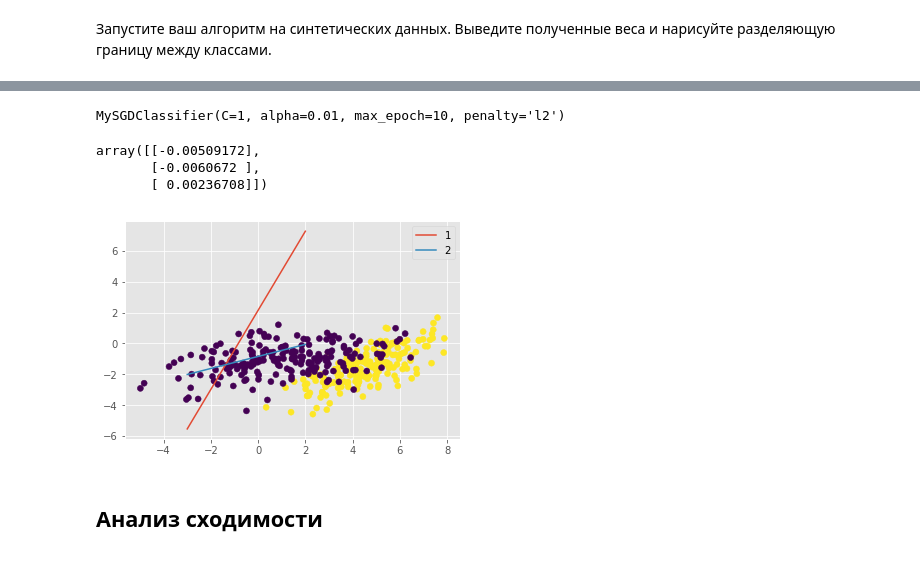
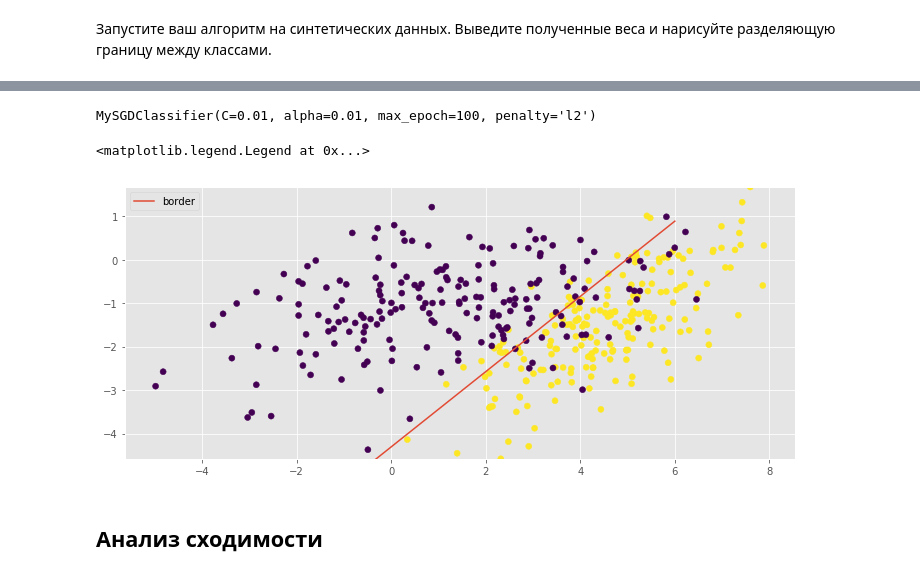
Before and after one commit to VargArt/otus_homework3, a Jupyter notebook: homework.ipynb, the cells around one changed output, grey strips where cells are left out. Cells and saved outputs as stored; diff of their text form; code cells hidden in the pictures.

```diff
--- a/homework.ipynb
+++ b/homework.ipynb
@@ -146,32 +139,32 @@ array([1.71164662])
 # %%
-model = MySGDClassifier(1, 0.01, 10, 'l2')
+model = MySGDClassifier(0.01, 0.01, 100, 'l2')
 model.fit(X, y)
 # %% [output]
-MySGDClassifier(C=1, alpha=0.01, max_epoch=10, penalty='l2')
+MySGDClassifier(C=0.01, alpha=0.01, max_epoch=100, penalty='l2')
-# %%
-## Your Code Here
-weights = model.get_weight()
-
-x = []
-z = []
-z2 = []
-
-for i in range(-3, 3):
-    x.append(i)
-    z.append(-(weights[1]/weights[2])*i - weights[0]/weights[2])
-    z2.append(-(weights[2]/weights[1])*i - weights[0]/weights[1])
-
-fig, ax = plt.subplots()
-ax.scatter(X[:,0], X[:,1], c=y)
-ax.plot(x, z, label='1')
-ax.plot(x, z2, label='2')
-ax.legend()
-weights
-# %% [output]
-array([[-0.00509172],
-       [-0.0060672 ],
-       [ 0.00236708]])
-[figure, removed]
+# %%
+## Your Code Here
+weights = model.get_weight()
+
+x = []
+z = []
+z2 = []
+
+fig, ax = plt.subplots()
+ax.scatter(X[:,0], X[:,1], c=y)
+
+minimum = np.minimum(np.min(X[:,1]), np.min(X[:,1]))
+maximum = np.maximum(np.max(X[:,1]), np.max(X[:,1]))
+ax.set_ylim([minimum, maximum])
+
+for i in range(int(np.minimum(np.min(X[:,0]), np.min(X[:,0]))), int(np.maximum(np.max(X[:,0]), np.max(X[:,0])))):
+    x.append(i)
+    z.append(-(weights[1]/weights[2])*i - weights[0]/weights[2])
+
+ax.plot(x, z, label='border')
+ax.legend()
+# %% [output]
+<matplotlib.legend.Legend at 0x...>
+[figure, added]
 # %% [markdown]
 ## Анализ сходимости
 # %% [markdown]
```
Also changed, not shown: parts of 3 cells of this notebook.
